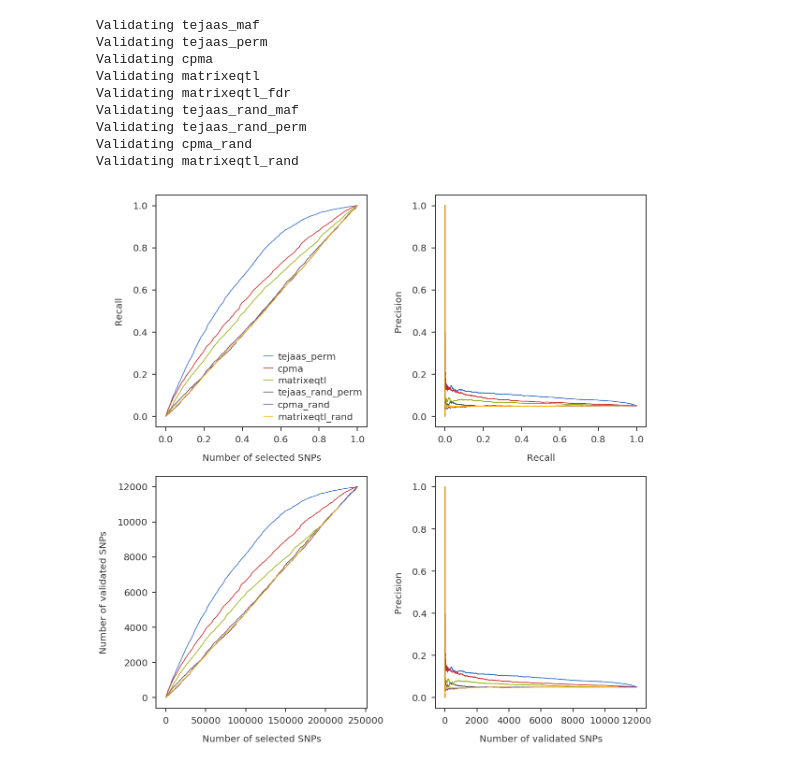
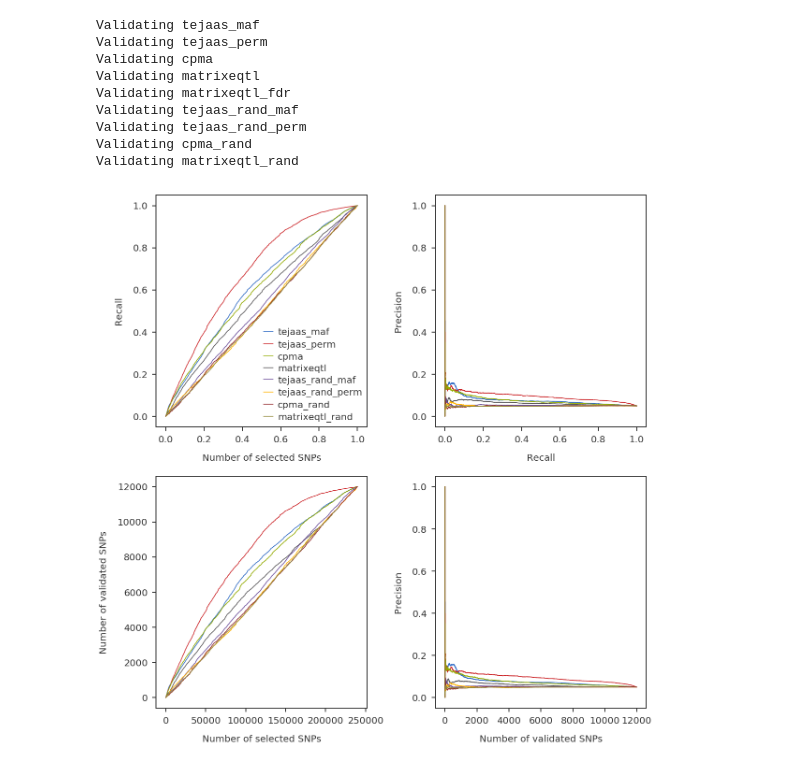
Before and after one commit to banskt/trans-eqtl-pipeline, a Jupyter notebook: analysis/jupyter/crosstissue_validation.ipynb, the cells around one changed output. Cells and saved outputs as stored; diff of their text form; code cells hidden in the pictures.

```diff
--- a/analysis/jupyter/crosstissue_validation.ipynb
+++ b/analysis/jupyter/crosstissue_validation.ipynb
@@ -17,9 +17,11 @@ def get_dict_for_method(method, input_dir, chrms, tissue, sb = '0.01'):
     print("Reading {:s} for {:s}".format(tissue, method))
     for i, chrm in enumerate(chrms):
         if method == 'tejaas_maf':
+            sb = '0.001'
             filepath = os.path.join(datadir, 'tejaas', 'mafnull_sb{:s}'.format(sb), 'chr{:d}'.format(chrm), 'rr.txt')
             chrmdicts[i] = load_results.tejaas(filepath)
         elif method == 'tejaas_rand_maf':
+            sb = '0.001'
             filepath = os.path.join(datadir, 'tejaas_rand', 'mafnull_sb{:s}'.format(sb), 'chr{:d}'.format(chrm), 'rr.txt')
             chrmdicts[i] = load_results.tejaas(filepath)
         elif method == 'tejaas_perm':
@@ -93,7 +95,7 @@ def validate(testdict, valdict, smax = 1.301, nmax = None, empirical = False):
         datalist.append(value)
     return datalist
 # %%
-chrms = [7]
+chrms = [7, 8]
 datasets = ['gtex-hlv', 'gtex-ms']
 methods = ['tejaas_maf', 'tejaas_perm', 'cpma', 'matrixeqtl', 'matrixeqtl_fdr',
            'tejaas_rand_maf', 'tejaas_rand_perm', 'cpma_rand', 'matrixeqtl_rand']
@@ -151,6 +153,7 @@ Validating matrixeqtl_rand
 # %%
 #outfile = 'gtex_ms_hlv_lmcorrected_validation_tejaas-sb0_01_chr-7-8.pdf'
 #outfile = 'validation_methods_comparison_matrixeqtl_ms_hlv_no_correction.png'
+outfile = "../plots/gtex_hlv_ms_lmcorrected_validation_chr7-8.png"
 
 fig = plt.figure(figsize = (17, 17))
 ax1 = fig.add_subplot(221)
@@ -160,38 +163,41 @@ ax4 = fig.add_subplot(224)
 
 plot_methods = ['tejaas_perm', 'cpma', 'matrixeqtl',
                 'tejaas_rand_perm', 'cpma_rand', 'matrixeqtl_rand']
+plot_methods = ['matrixeqtl', 'matrixeqtl_fdr']
+plot_methods = ['tejaas_maf', 'tejaas_perm', 'cpma', 'matrixeqtl',
+                'tejaas_rand_maf', 'tejaas_rand_perm', 'cpma_rand', 'matrixeqtl_rand']
 
 for key in plot_methods:
     nsel, tpr, ppv, valids = roc.confusion_matrix(valres[key])
     scaled_nsel = nsel / max(nsel)
     ax1.plot(scaled_nsel, tpr, label = key)
     ax2.plot(tpr, ppv, label = key)
     ax3.plot(nsel, valids, label = key)
     ax4.plot(valids, ppv, label = key)
 
 
 mlabel = r'Number of selected SNPs'
 ax1.set_xlabel(mlabel)
 ax3.set_xlabel(mlabel)
 mlabel = r'Recall'
 ax1.set_ylabel(mlabel)
 ax2.set_xlabel(mlabel)
 mlabel = r'Number of validated SNPs'
 ax4.set_xlabel(mlabel)
 ax3.set_ylabel(mlabel)
 mlabel = r'Precision'
 ax2.set_ylabel(mlabel)
 ax4.set_ylabel(mlabel)
 
 #ax2.set_xlim([0, 1000])
 #ax1.set_xlim([0, 10000])
 #ax1.set_ylim([0, 5000])
 ax1.legend()
 plt.tight_layout()
-#plt.savefig(outfile, bbox_inches='tight')
+plt.savefig(outfile, bbox_inches='tight')
 plt.show()
 # %% [output]
-[figure, old version]
+[figure, new version]
 # %%
 #outfile = 'gtex_ms_hlv_lmcorrected_validation_tejaas-sb0_01_chr-7-8.pdf'
 #outfile = 'validation_methods_comparison_matrixeqtl_ms_hlv_no_correction.png'
```
Also changed, not shown: parts of 2 cells of this notebook, 14 other files.
